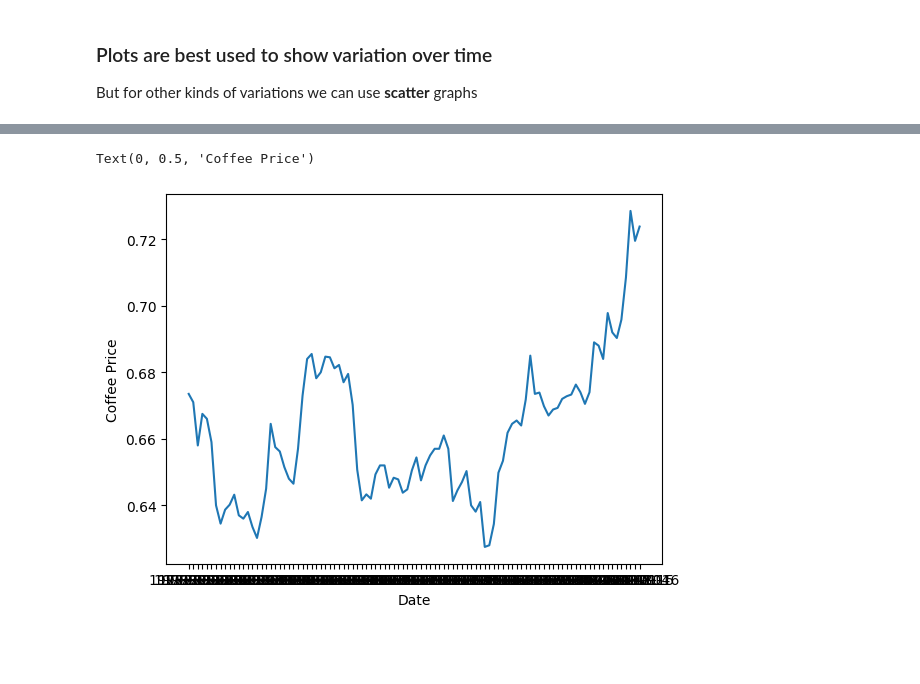
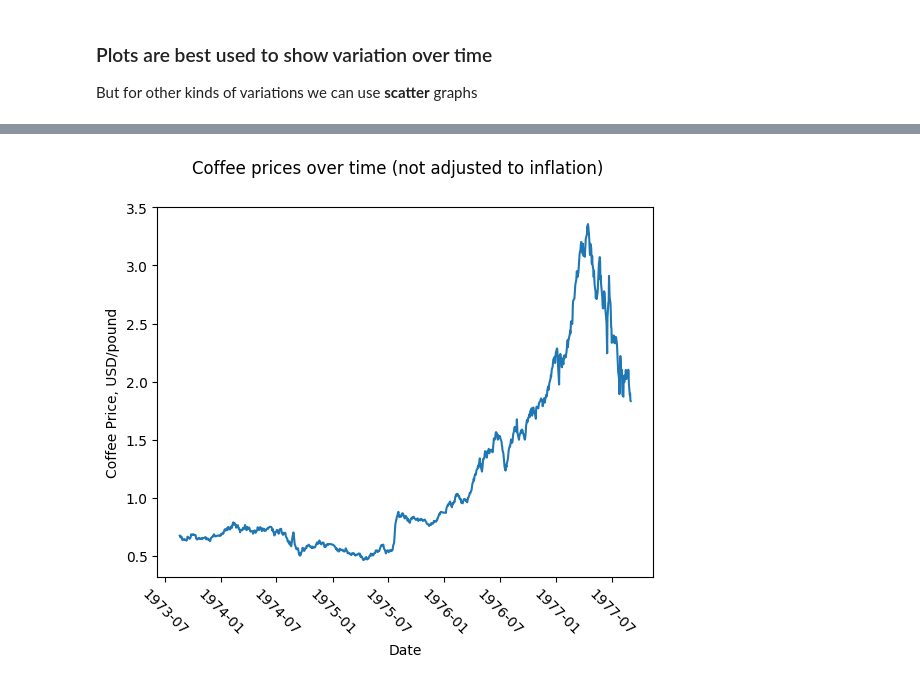
Before and after one commit to danila-zol/Introduction_to_Python_SAS, a Jupyter notebook: Code_Examples/Lecture6/matplotlib_basics.ipynb, the cells around one changed output, grey strips where cells are left out. Saved outputs shown, nothing was run; the diff lists cells and outputs as text; code cells hidden in the pictures; blank space fills up the shorter version.

```diff
--- a/Code_Examples/Lecture6/matplotlib_basics.ipynb
+++ b/Code_Examples/Lecture6/matplotlib_basics.ipynb
@@ -97,13 +76,16 @@ Matplotlib recommends that you use the latter explicit method, but in the contex
 # %%
 fig, ax = plt.subplots()
 
 ax.plot(
-    data_sales["date"][:100],
-    data_sales[" value"][:100],
+    data_sales["date"][:1000],
+    data_sales[" value"][:1000],
 )
 
 ax.set_xlabel("Date")
-ax.set_ylabel("Coffee Price")
+ax.set_ylabel("Coffee Price, USD/pound")
+
+fig.suptitle("Coffee prices over time (not adjusted to inflation)")
+
+ax.tick_params(axis='x', labelrotation=-45)
 # %% [output]
-Text(0, 0.5, 'Coffee Price')
-[figure, old version]
+[figure, new version]
```
Also changed, not shown: parts of 20 cells of this notebook.
